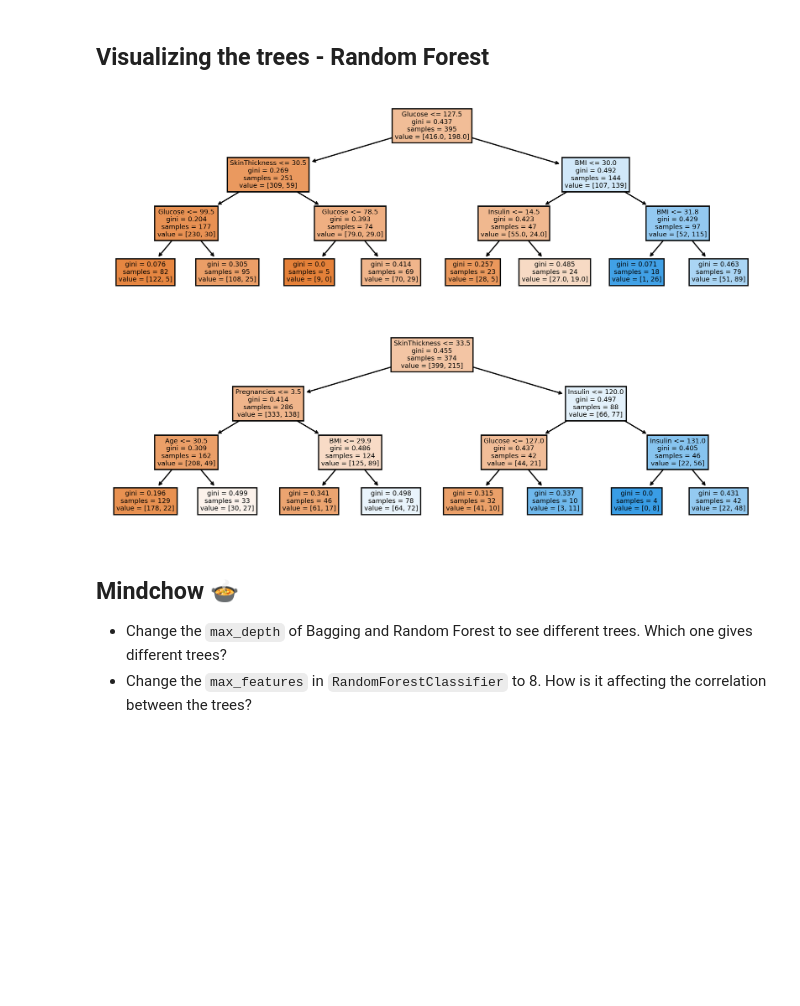
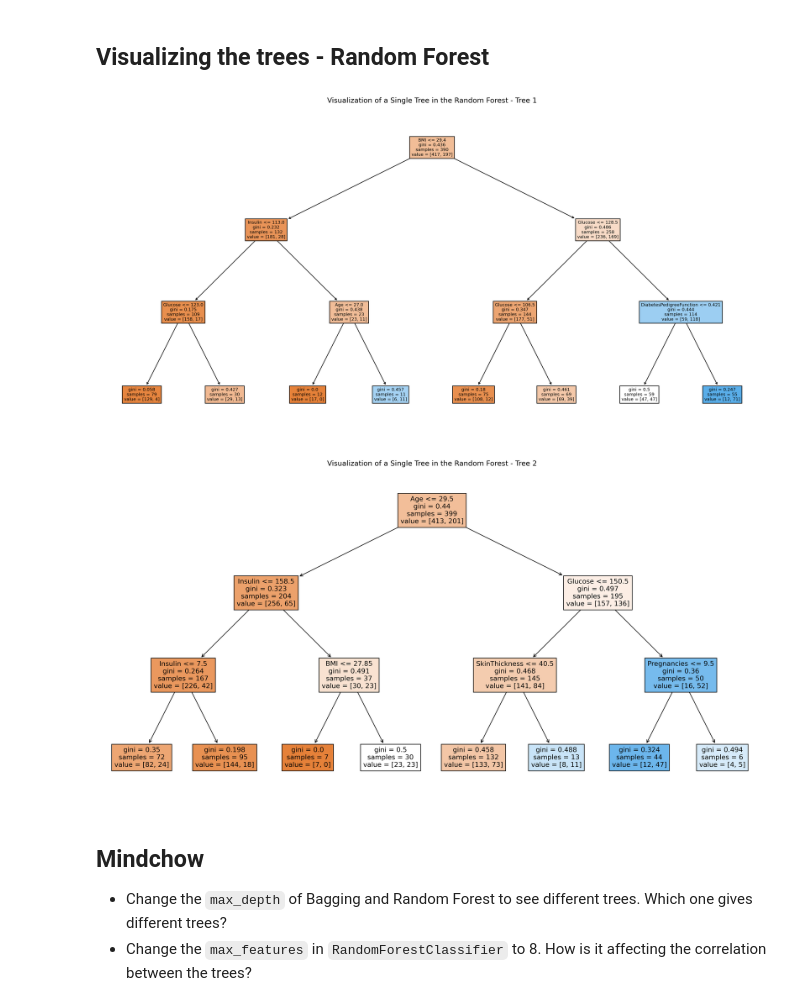
Before and after one commit to Shining-in-galaxies/CS550_Machine_Learning, a Jupyter notebook: Module9-04-InClass2-tree_correlation.ipynb, the cells around one changed output. Cells and saved outputs as stored; diff of their text form; code cells hidden in the pictures; blank space fills up the shorter version.

```diff
--- a/Module9-04-InClass2-tree_correlation.ipynb
+++ b/Module9-04-InClass2-tree_correlation.ipynb
@@ -71,8 +71,8 @@ df.head()
 # Assign the predictor and response variables.
 # "Outcome" is the response and all the other columns are the predictors
 
-X = ________
-y = __________
+X = df.drop('Outcome', axis=1)  # Drop the outcome column to keep only predictors
+y = df['Outcome']  # Assign the outcome variable
 # %%
 # Fix a random_state and split the data
 # into train and validation sets
@@ -198,12 +170,0 @@ forestvati2 = random_forest.estimators_[100]
-# %%
-from sklearn.tree import plot_tree
-plt.figure(figsize=(10, 3), dpi=300)
-tree_dot = plot_tree(_________, feature_names=df.columns[:8], filled=True)
-# %% [output]
-[figure, removed]
-# %%
-from sklearn.tree import plot_tree
-plt.figure(figsize=(10, 3), dpi=300)
-tree_dot = plot_tree(________, feature_names=df.columns[:8], filled=True)
-# %% [output]
-[figure, removed]
@@ -210,5 +175,35 @@ tree_dot = plot_tree(________, feature_names=df.columns[:8], filled=True)
+# %%
+from sklearn.ensemble import RandomForestClassifier
+from sklearn.tree import plot_tree
+import matplotlib.pyplot as plt
+
+# Initialize the Random Forest classifier with reduced depth for better visualization
+max_depth = 3
+random_forest = RandomForestClassifier(max_depth=max_depth, random_state=42, n_estimators=100)
+
+# Fit the model on the training set
+random_forest.fit(X_train, y_train)
+
+# Selecting two trees at random from the forest within the range of available trees
+forest_tree1 = random_forest.estimators_[0]  # First tree
+forest_tree2 = random_forest.estimators_[99]  # Last tree in the ensemble
+
+# Plot the first selected tree from Random Forest
+plt.figure(figsize=(20, 10), dpi=300)  # set the size and resolution of the plot
+plot_tree(forest_tree1, feature_names=df.columns[:-1], filled=True)
+plt.title('Visualization of a Single Tree in the Random Forest - Tree 1')
+plt.show()
+
+# Plot the second selected tree from Random Forest
+plt.figure(figsize=(20, 10), dpi=300)  # set the size and resolution of the plot
+plot_tree(forest_tree2, feature_names=df.columns[:-1], filled=True)
+plt.title('Visualization of a Single Tree in the Random Forest - Tree 2')
+plt.show()
+# %% [output]
+[figure, added]
+[figure, added]
 # %% [markdown]
-## Mindchow 🍲
+## Mindchow
 
 - Change the `max_depth` of Bagging and Random Forest to see different trees. Which one gives different trees?
 - Change the `max_features` in `RandomForestClassifier` to 8. How is it affecting the correlation between the trees?
```
Also changed, not shown: parts of 13 cells of this notebook, 3 other files.
